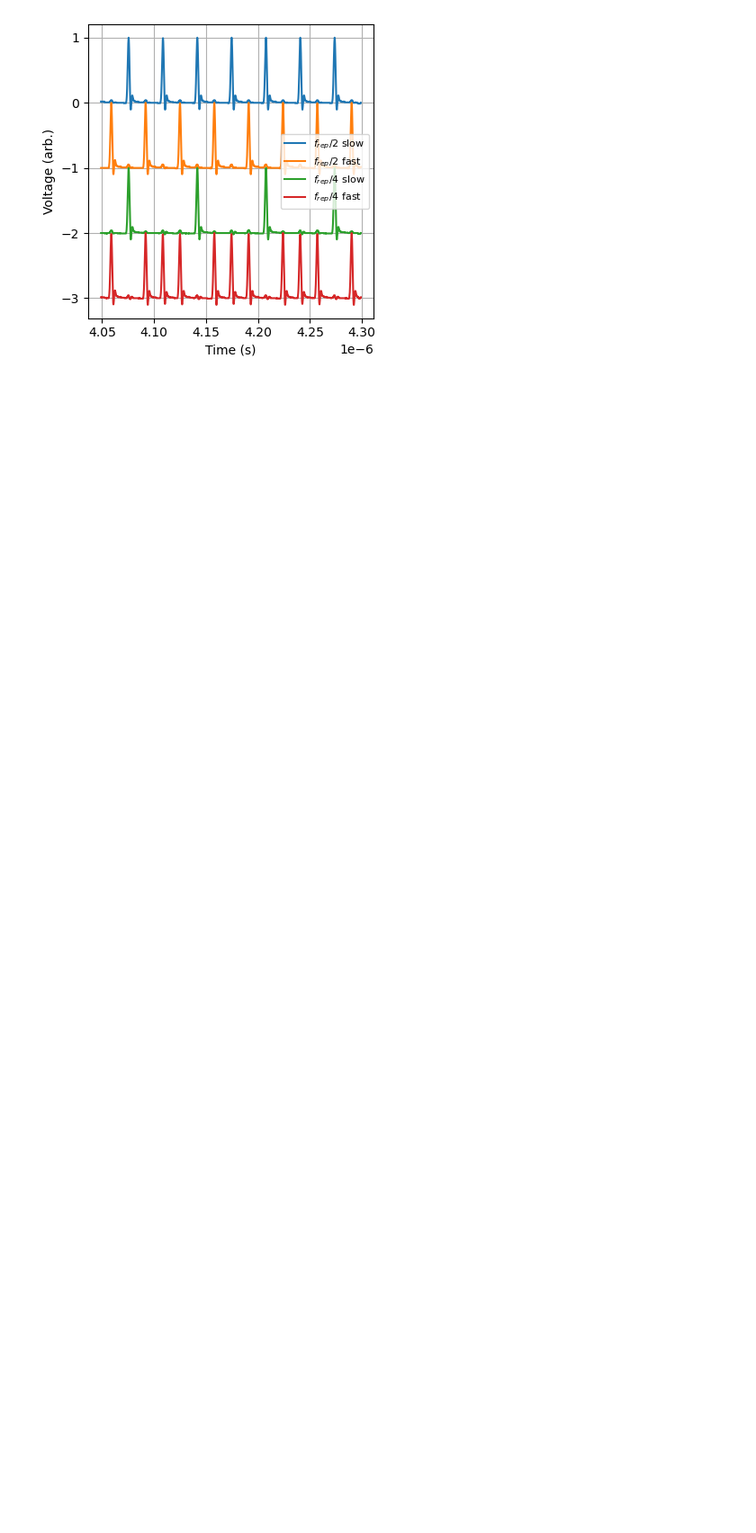
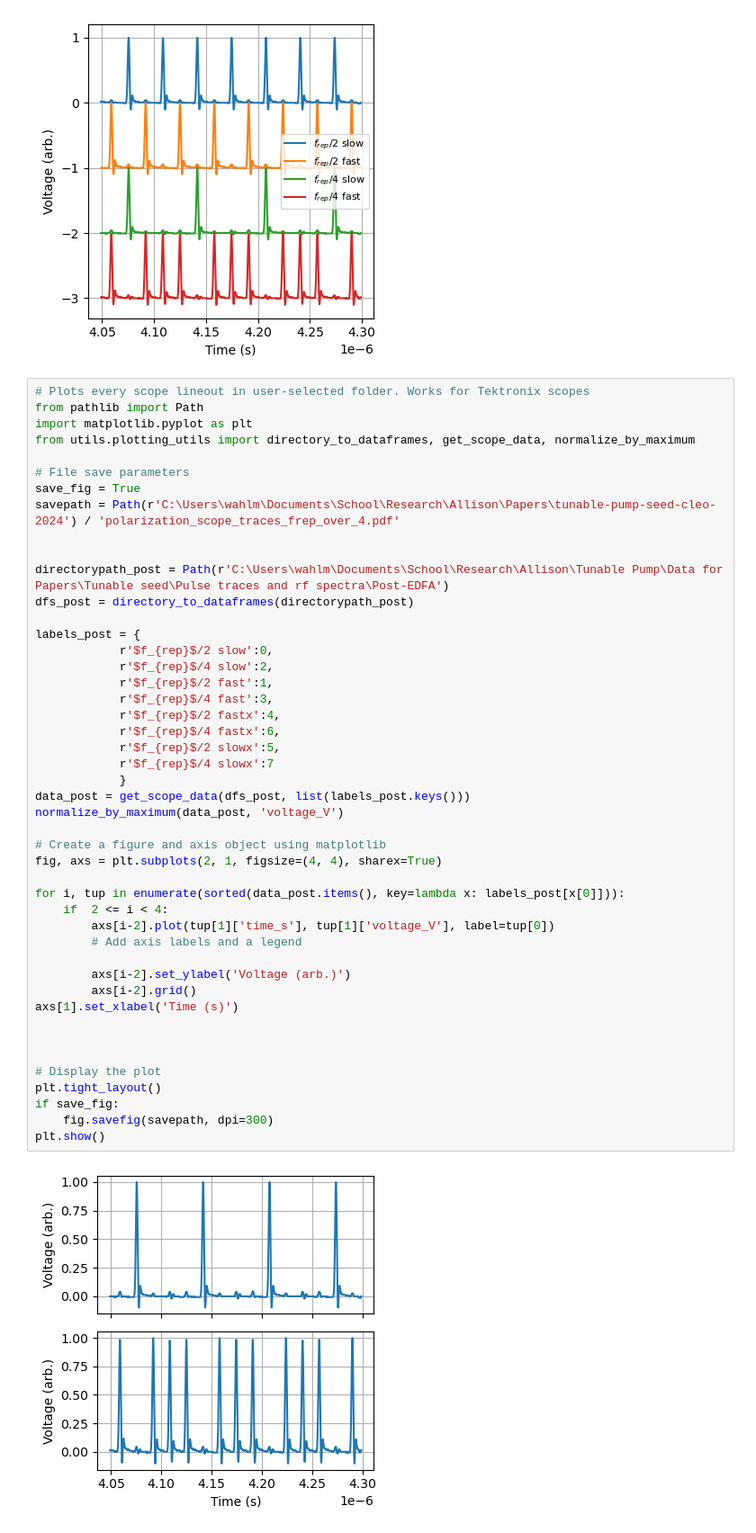
Before and after one commit to Seabear-attack/dev-table, a Jupyter notebook: Plotting/paper_plots.ipynb, the cells around one changed output. Shown at 90% size. Drawn from its saved outputs; the diff is of its cells as text; blank space fills up the shorter version.

```diff
--- a/Plotting/paper_plots.ipynb
+++ b/Plotting/paper_plots.ipynb
@@ -268,3 +398,51 @@ if save_fig:
 plt.show()
 # %% [output]
 [figure]
+# %%
+# Plots every scope lineout in user-selected folder. Works for Tektronix scopes
+from pathlib import Path
+import matplotlib.pyplot as plt
+from utils.plotting_utils import directory_to_dataframes, get_scope_data, normalize_by_maximum
+
+# File save parameters
+save_fig = True
+savepath = Path(r'C:\Users\wahlm\Documents\School\Research\Allison\Papers\tunable-pump-seed-cleo-2024') / 'polarization_scope_traces_frep_over_4.pdf'
+
+
+directorypath_post = Path(r'C:\Users\wahlm\Documents\School\Research\Allison\Tunable Pump\Data for Papers\Tunable seed\Pulse traces and rf spectra\Post-EDFA')
+dfs_post = directory_to_dataframes(directorypath_post)
+
+labels_post = {
+            r'$f_{rep}$/2 slow':0,
+            r'$f_{rep}$/4 slow':2,
+            r'$f_{rep}$/2 fast':1,
+            r'$f_{rep}$/4 fast':3,
+            r'$f_{rep}$/2 fastx':4,
+            r'$f_{rep}$/4 fastx':6,
+            r'$f_{rep}$/2 slowx':5,
+            r'$f_{rep}$/4 slowx':7
+            }
+data_post = get_scope_data(dfs_post, list(labels_post.keys()))
+normalize_by_maximum(data_post, 'voltage_V')
+
+# Create a figure and axis object using matplotlib
+fig, axs = plt.subplots(2, 1, figsize=(4, 4), sharex=True)
+
+for i, tup in enumerate(sorted(data_post.items(), key=lambda x: labels_post[x[0]])):
+    if  2 <= i < 4:
+        axs[i-2].plot(tup[1]['time_s'], tup[1]['voltage_V'], label=tup[0])
+        # Add axis labels and a legend
+
+        axs[i-2].set_ylabel('Voltage (arb.)')
+        axs[i-2].grid()
+axs[1].set_xlabel('Time (s)')
+
+
+
+# Display the plot
+plt.tight_layout()
+if save_fig:
+    fig.savefig(savepath, dpi=300)
+plt.show()
+# %% [output]
+[figure, added]
```
Also changed, not shown: parts of 4 cells of this notebook.
